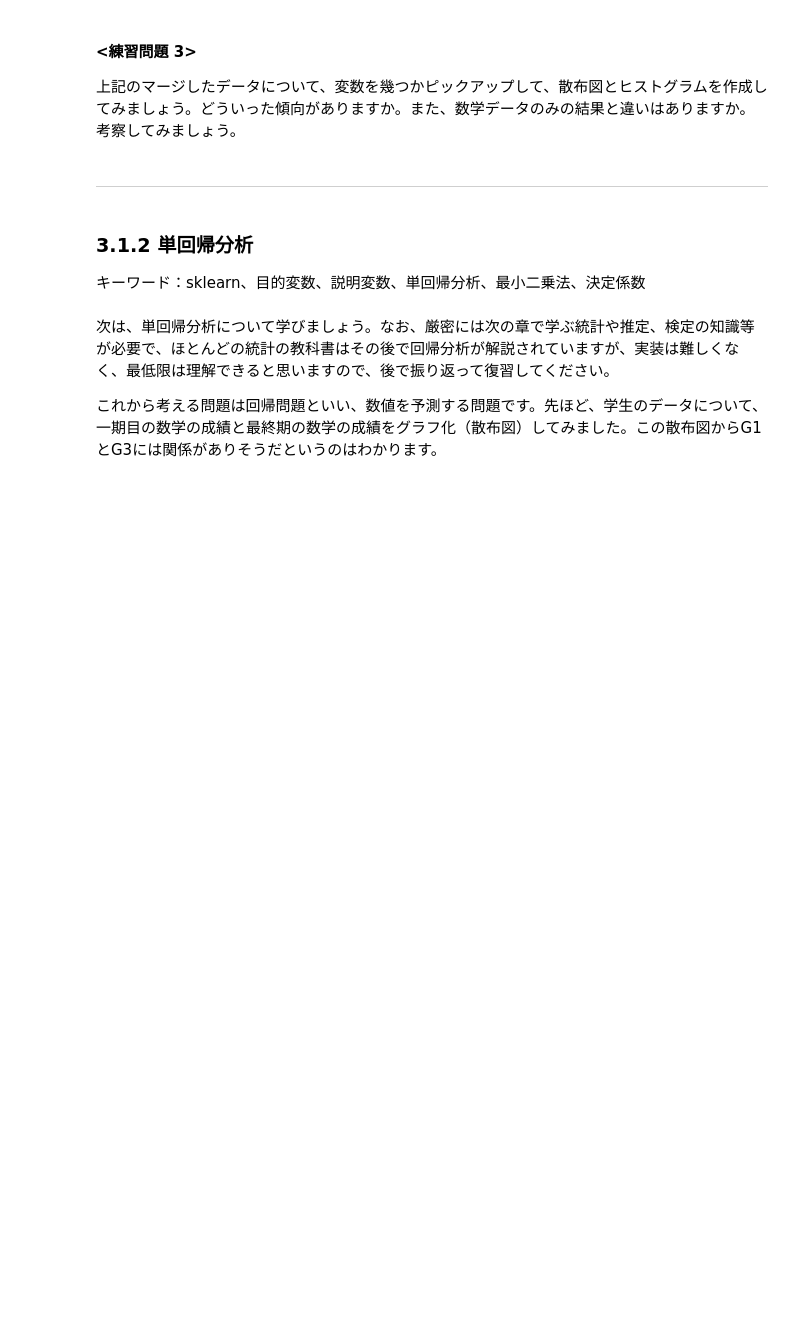
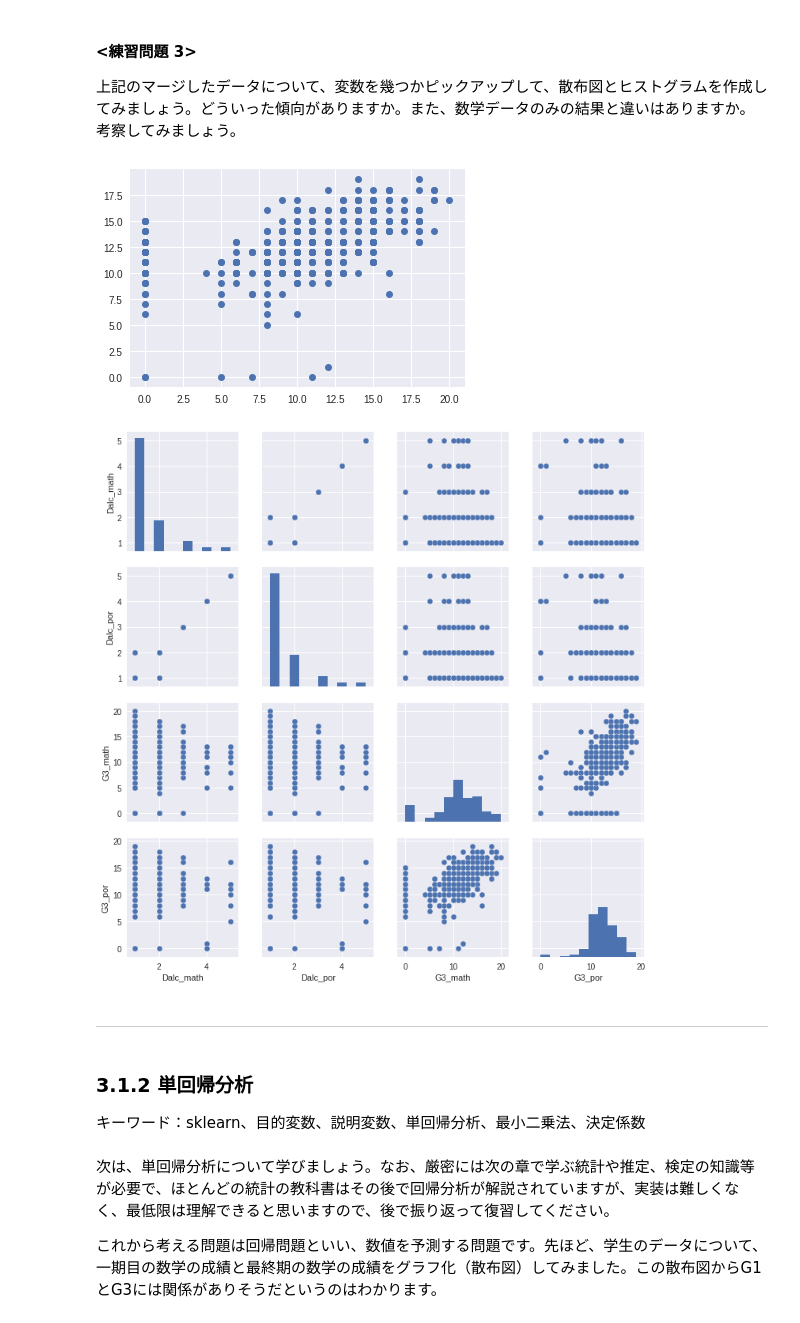
Before and after one commit to modeverv/01_byosoku_deeplearning, a Jupyter notebook: Chapter3_ver2.ipynb, the cells around one changed output. Saved outputs shown, nothing was run; the diff lists cells and outputs as text; code cells hidden in the pictures; blank space fills up the shorter version.

```diff
--- a/Chapter3_ver2.ipynb
+++ b/Chapter3_ver2.ipynb
@@ -527,3 +522,10 @@ Name: G1, dtype: float64
 #### <練習問題 1>
 
 studet-por.csvを読み込んで、要約統計量を表示してください。
+# %%
+# studet-por.csvを読み込んで、要約統計量を表示してください。
+por_data = pd.read_csv("student-por.csv", sep=";")
+por_data.head()
+# por_data.info()
+# por_data.describe()
+por_data.head()
@@ -533,3 +543,10 @@ studet-por.csvを読み込んで、要約統計量を表示してください。
 以下の変数をキーとして、先ほどの数学のデータとポルトガル語のデータをマージしてください。マージするときは、両方ともに含まれているデータを対象としてください（内部結合と言います）。そして、要約統計量など計算してください。なお、以下以外の変数名は、重複がありますので、suffixes=('_math', '_por')のパラメータを追加して、どちらからのデータかわかるようにしてください。
 
 ["school","sex","age","address","famsize","Pstatus","Medu","Fedu","Mjob","Fjob","reason","nursery","internet"]
+# %%
+# 以下の変数をキーとして、先ほどの数学のデータとポルトガル語のデータをマージしてください。マージするときは、両方ともに含まれているデータを対象としてください（内部結合と言います）。そして、要約統計量など計算してください。なお、以下以外の変数名は、重複がありますので、suffixes=('_math', '_por')のパラメータを追加して、どちらからのデータかわかるようにしてください。
+# ["school","sex","age","address","famsize","Pstatus","Medu","Fedu","Mjob","Fjob","reason","nursery","internet"]
+key_ar = ["school","sex","age","address","famsize","Pstatus","Medu","Fedu","Mjob","Fjob","reason","nursery","internet"]
+merged = pd.merge(student_data_math,por_data,suffixes=('_math','_por'),right_on=key_ar,left_on=key_ar)
+# student_data_math
+merged.info()
@@ -537,6 +572,17 @@ studet-por.csvを読み込んで、要約統計量を表示してください。
 #### <練習問題 3>
 
 上記のマージしたデータについて、変数を幾つかピックアップして、散布図とヒストグラムを作成してみましょう。どういった傾向がありますか。また、数学データのみの結果と違いはありますか。考察してみましょう。
+# %%
+m = merged
+plt.plot(m.G3_math,m.G3_por, 'o')
+np.cov(m.G3_math, m.G3_por)
+# math と porに0.48の相関がある
+sp.stats.pearsonr(m.G3_math,m.G3_por)
+sns.pairplot(m[["Dalc_math","Dalc_por","G3_math","G3_por"]])
+plt.grid(True)
+# %% [output]
+[figure, added]
+[figure, added]
 # %% [markdown]
 ***
 # %% [markdown]
```
Also changed, not shown: parts of 31 cells of this notebook.
